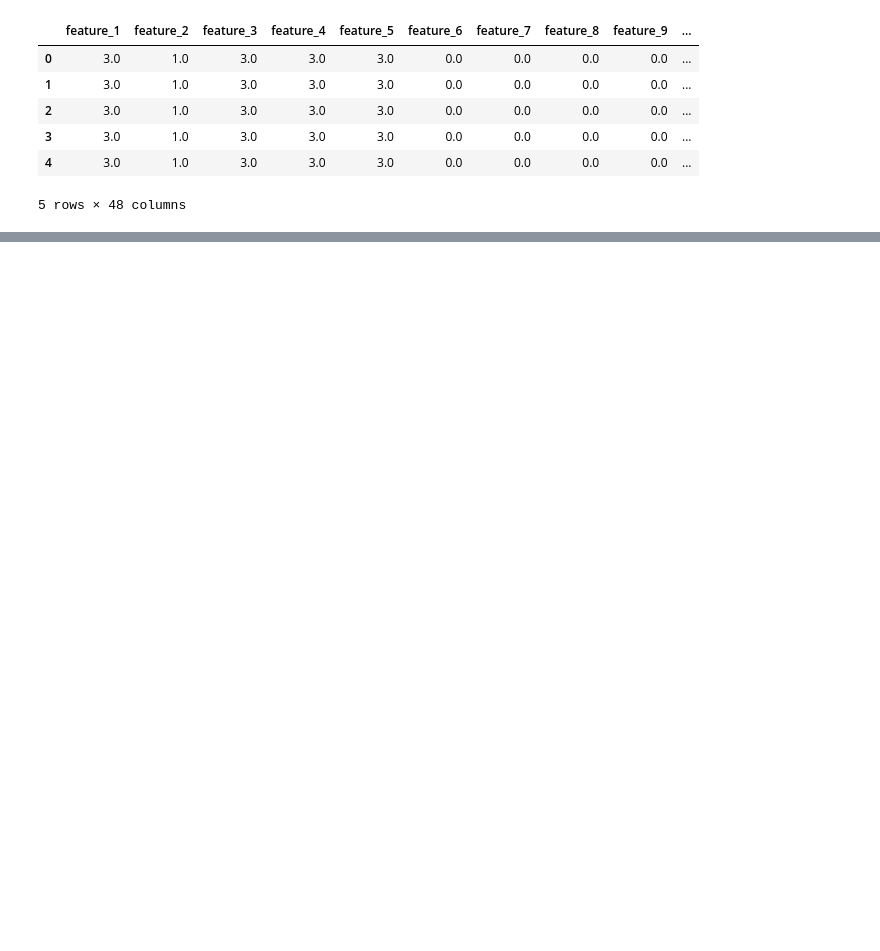
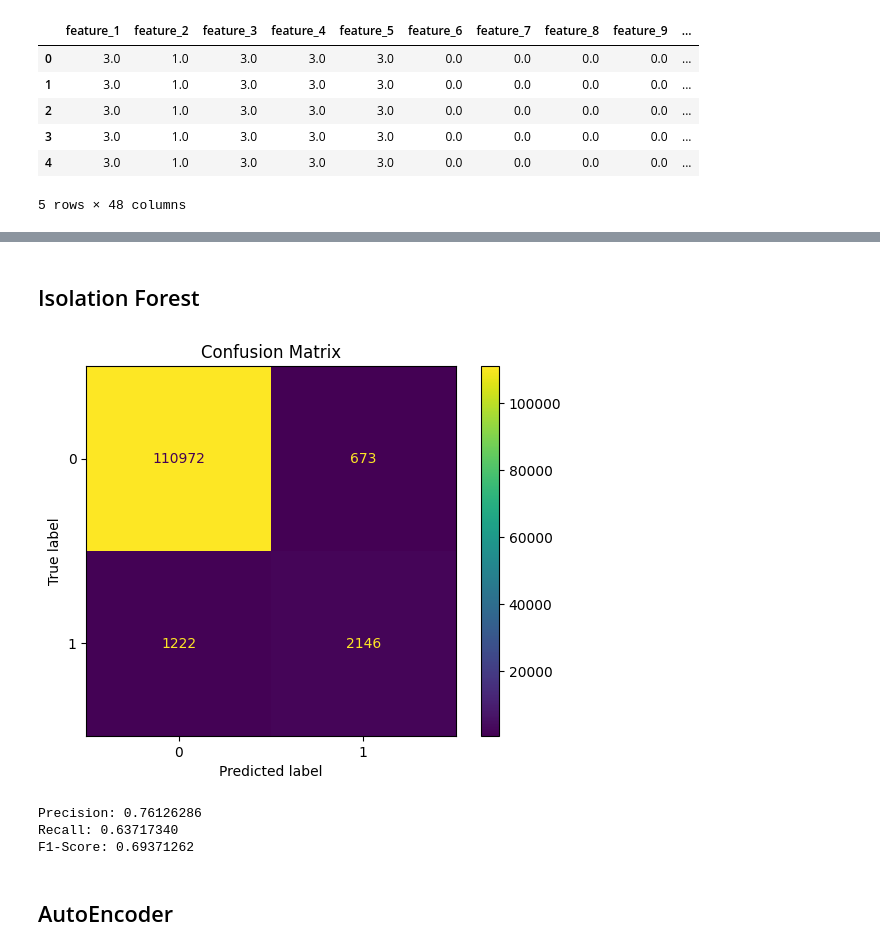
Before and after one commit to Flakon500/Interpretable-Loganomaly-Detection-project, a Jupyter notebook: Codes/models_with_count_vectors.ipynb, the cells around one changed output, grey strips where cells are left out. Cells and saved outputs as stored; diff of their text form; code cells hidden in the pictures; blank space fills up the shorter version.

```diff
--- a/Codes/models_with_count_vectors.ipynb
+++ b/Codes/models_with_count_vectors.ipynb
@@ -41,0 +230,27 @@ Accuracy: 0.999209
+# %% [markdown]
+## Isolation Forest
+# %%
+model = IsolationForest(random_state=21, contamination = 0.03)
+model.fit(x_train)
+
+y_pred = model.predict(x_test)
+y_pred = [0 if pred == 1 else 1 for pred in y_pred]
+
+cm = confusion_matrix(y_test, y_pred)
+ConfusionMatrixDisplay(confusion_matrix=cm).plot()
+plt.title("Confusion Matrix")
+plt.show()
+
+precision = (cm[1,1]) / (cm[1,1] + cm[0,1])
+recall = (cm[1,1]) / (cm[1,1] + cm[1,0])
+f_score = 2*precision*recall / (precision+recall)
+print(f"Precision: {precision:.8f}")
+print(f"Recall: {recall:.8f}")
+print(f"F1-Score: {f_score:.8f}")
+# %% [output]
+[figure, added]
+Precision: 0.76126286
+Recall: 0.63717340
+F1-Score: 0.69371262
+# %% [markdown]
+## AutoEncoder
```
Also changed, not shown: parts of 11 cells of this notebook.
